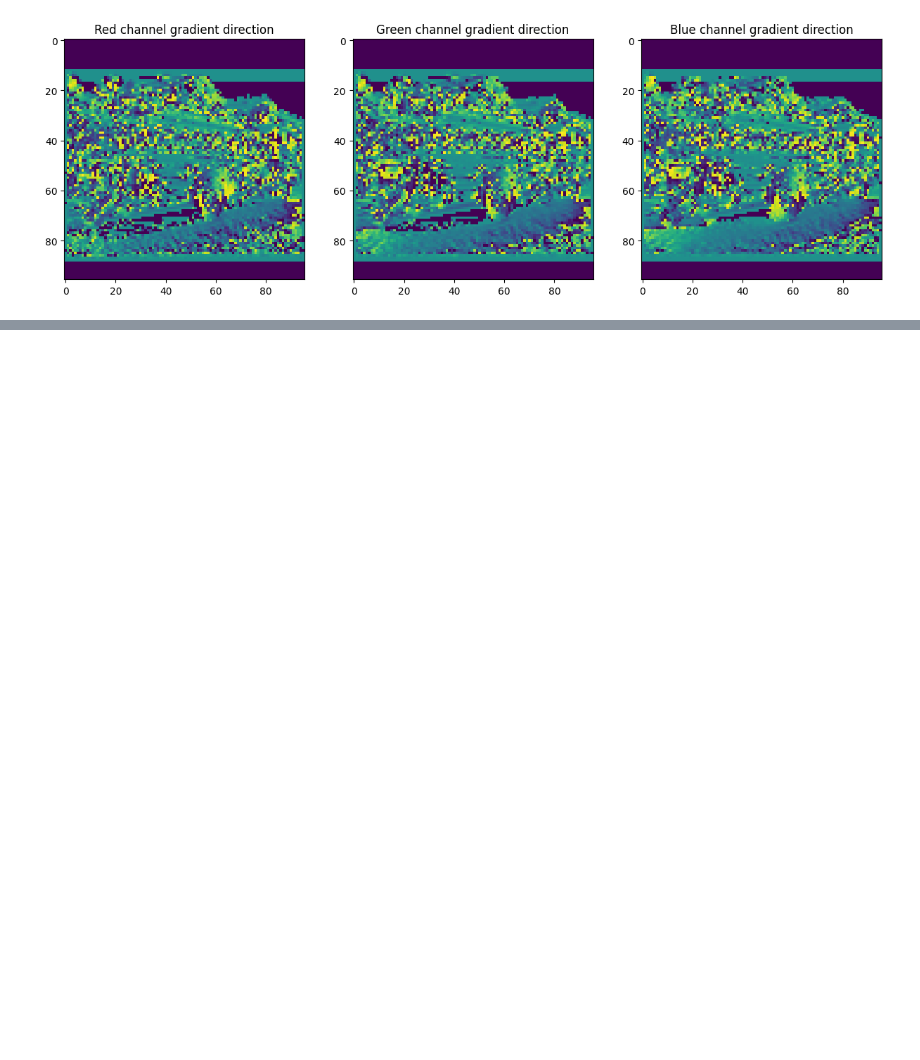
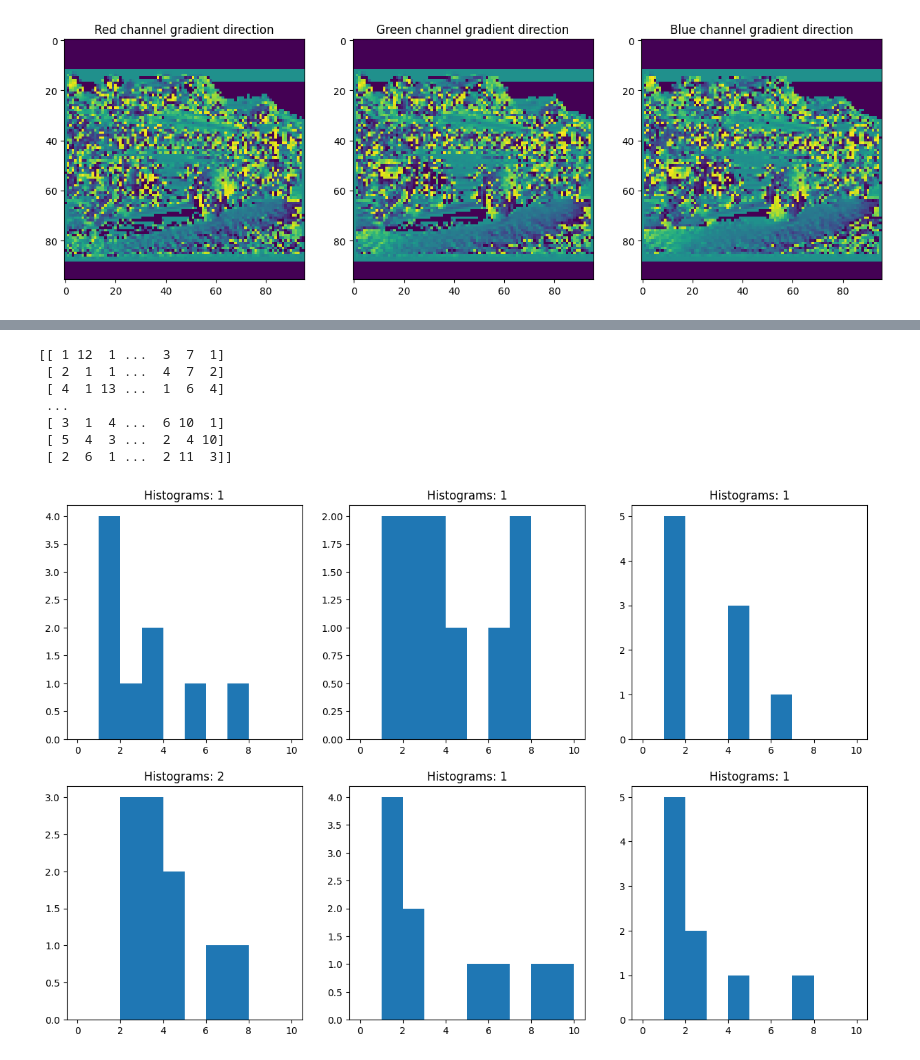
Before and after one commit to MurphLaws/Exp, a Jupyter notebook: IVP/TD2.ipynb, the cells around one changed output, grey strips where cells are left out. Drawn from its saved outputs; the diff is of its cells as text; code cells hidden in the pictures; blank space fills up the shorter version.

```diff
--- a/IVP/TD2.ipynb
+++ b/IVP/TD2.ipynb
@@ -245,6 +255,9 @@ plt.show()
 
 def get_cells(img, x_coord, y_coord, cell_size = 4):
 
+        gx = cv2.Sobel(img, cv2.CV_64F, 1, 0, ksize=1)
+        gy = cv2.Sobel(img, cv2.CV_64F, 0, 1, ksize=1)
+        img = np.arctan2(gy, gx) * (180 / np.pi) % 180
         x_range = (x_coord-cell_size*2, x_coord+cell_size*2)
         y_range = (y_coord-cell_size*2, y_coord+cell_size*2)
 
@@ -329,0 +395,58 @@ array([[48,  0,  0, ...,  0,  0,  0],
+# %%
+import tqdm
+
+#Define the function to compute the BoW
+
+def compute_BoW(k, source):
+    x, y = grid()
+    histograms = []
+
+
+    for image in source:
+        HOG = get_all_histograms(cv2.cvtColor(image, cv2.COLOR_BGR2GRAY),x,y)
+        centroid, clusters = kmeans(HOG, k)
+
+        histogram = np.histogram(clusters, bins=k, range=(0, k))
+        histograms.append(histogram[0])
+
+
+    #Return the histograms
+    return np.array(histograms)
+
+foo = compute_BoW(10, images_train[0:1000])
+
+#I want to plot a grid of 3x3 images with the histograms on foo
+
+#Get the most frequent element in each histogram
+
+#Define a function to get the most frequent term in a n array
+
+
+
+plt.figure(figsize=(15,15))
+for i in range(6):
+    plt.subplot(3,3,i+1)
+    plt.hist(foo[i], bins=10, range=(0, 10))
+    plt.title("Histograms: " + str(np.argmax(np.bincount(foo[i]))))
+
+
+#Plot the 9 images ina grid of 3x3
+
+plt.figure(figsize=(15,15))
+for i in range(6):
+    plt.subplot(3,3,i+1)
+    plt.imshow(images_test[i])
+
+    plt.title("Image: " + str(labels_test[i]))
+
+
+print(foo)
+# %% [output]
+[[ 1 12  1 ...  3  7  1]
+ [ 2  1  1 ...  4  7  2]
+ [ 4  1 13 ...  1  6  4]
+ ...
+ [ 3  1  4 ...  6 10  1]
+ [ 5  4  3 ...  2  4 10]
+ [ 2  6  1 ...  2 11  3]]
+[figure, added]
```
Also changed, not shown: parts of 8 cells of this notebook.
